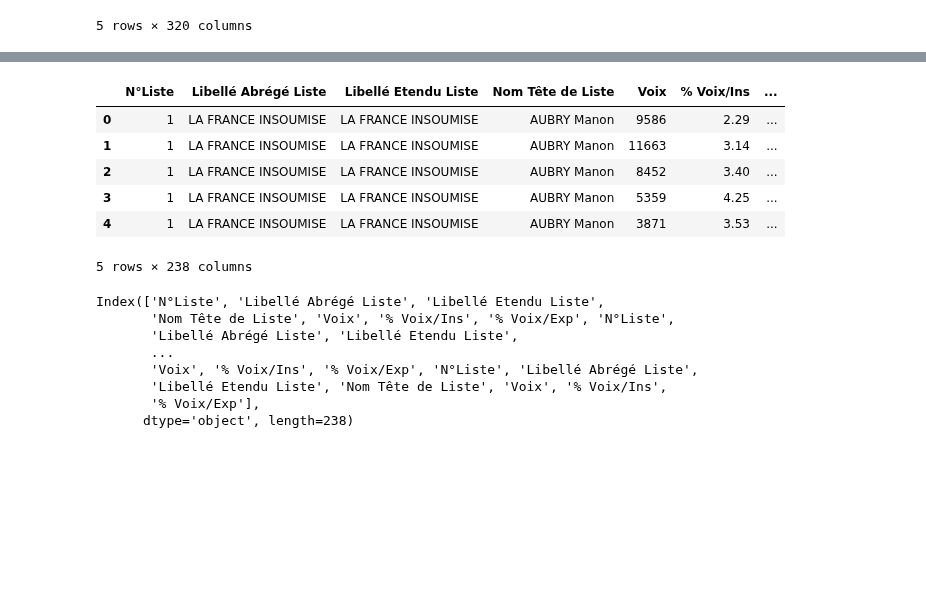
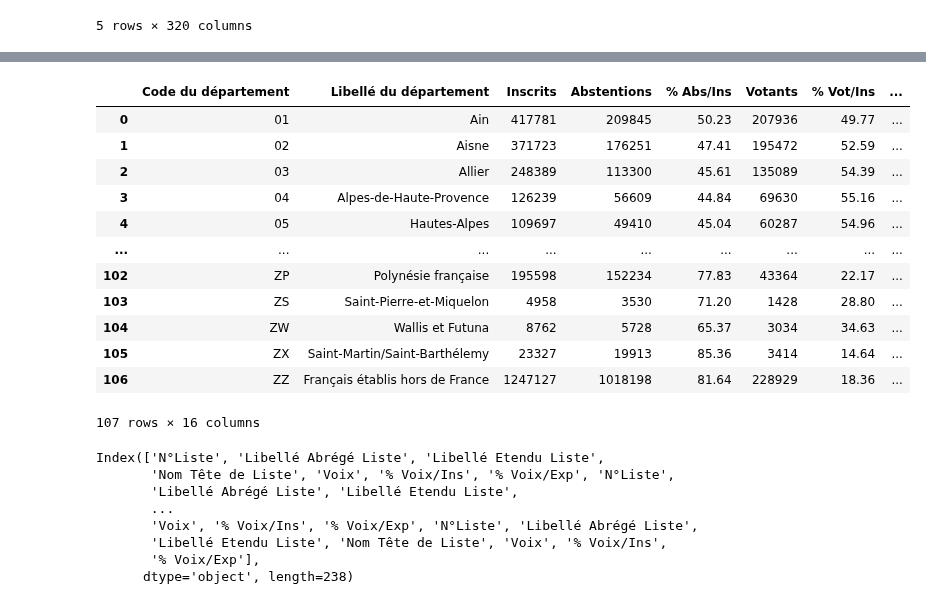
Before and after one commit to zuulaika/Projet-python, a Jupyter notebook: code_principal_z.ipynb, the cells around one changed output, grey strips where cells are left out. Drawn from its saved outputs; the diff is of its cells as text; code cells hidden in the pictures; blank space fills up the shorter version.

```diff
--- a/code_principal_z.ipynb
+++ b/code_principal_z.ipynb
@@ -74,15 +72,22 @@ ee2019.head()
 ee2019_info = ee2019.iloc[:, :16]
 ee2019_parti= ee2019.iloc[:, 16:]
 # %%
-ee2019_parti.head()
+ee2019_parti
+ee2019_info
 # %% [output]
-|  | N°Liste | Libellé Abrégé Liste | Libellé Etendu Liste | Nom Tête de Liste | Voix | % Voix/Ins | ... |
-| 0 | 1 | LA FRANCE INSOUMISE | LA FRANCE INSOUMISE | AUBRY Manon | 9586 | 2.29 | ... |
-| 1 | 1 | LA FRANCE INSOUMISE | LA FRANCE INSOUMISE | AUBRY Manon | 11663 | 3.14 | ... |
-| 2 | 1 | LA FRANCE INSOUMISE | LA FRANCE INSOUMISE | AUBRY Manon | 8452 | 3.40 | ... |
-| 3 | 1 | LA FRANCE INSOUMISE | LA FRANCE INSOUMISE | AUBRY Manon | 5359 | 4.25 | ... |
-| 4 | 1 | LA FRANCE INSOUMISE | LA FRANCE INSOUMISE | AUBRY Manon | 3871 | 3.53 | ... |
+|  | Code du département | Libellé du département | Inscrits | Abstentions | % Abs/Ins | Votants | % Vot/Ins | ... |
+| 0 | 01 | Ain | 417781 | 209845 | 50.23 | 207936 | 49.77 | ... |
+| 1 | 02 | Aisne | 371723 | 176251 | 47.41 | 195472 | 52.59 | ... |
+| 2 | 03 | Allier | 248389 | 113300 | 45.61 | 135089 | 54.39 | ... |
+| 3 | 04 | Alpes-de-Haute-Provence | 126239 | 56609 | 44.84 | 69630 | 55.16 | ... |
+| 4 | 05 | Hautes-Alpes | 109697 | 49410 | 45.04 | 60287 | 54.96 | ... |
+| ... | ... | ... | ... | ... | ... | ... | ... | ... |
+| 102 | ZP | Polynésie française | 195598 | 152234 | 77.83 | 43364 | 22.17 | ... |
+| 103 | ZS | Saint-Pierre-et-Miquelon | 4958 | 3530 | 71.20 | 1428 | 28.80 | ... |
+| 104 | ZW | Wallis et Futuna | 8762 | 5728 | 65.37 | 3034 | 34.63 | ... |
+| 105 | ZX | Saint-Martin/Saint-Barthélemy | 23327 | 19913 | 85.36 | 3414 | 14.64 | ... |
+| 106 | ZZ | Français établis hors de France | 1247127 | 1018198 | 81.64 | 228929 | 18.36 | ... |
-5 rows × 238 columns
+107 rows × 16 columns
 # %%
 #je renomme les colonnes car il n'ya pas de noms de colonnes à par pour le LFI
 
```
Also changed, not shown: parts of 13 cells of this notebook.
